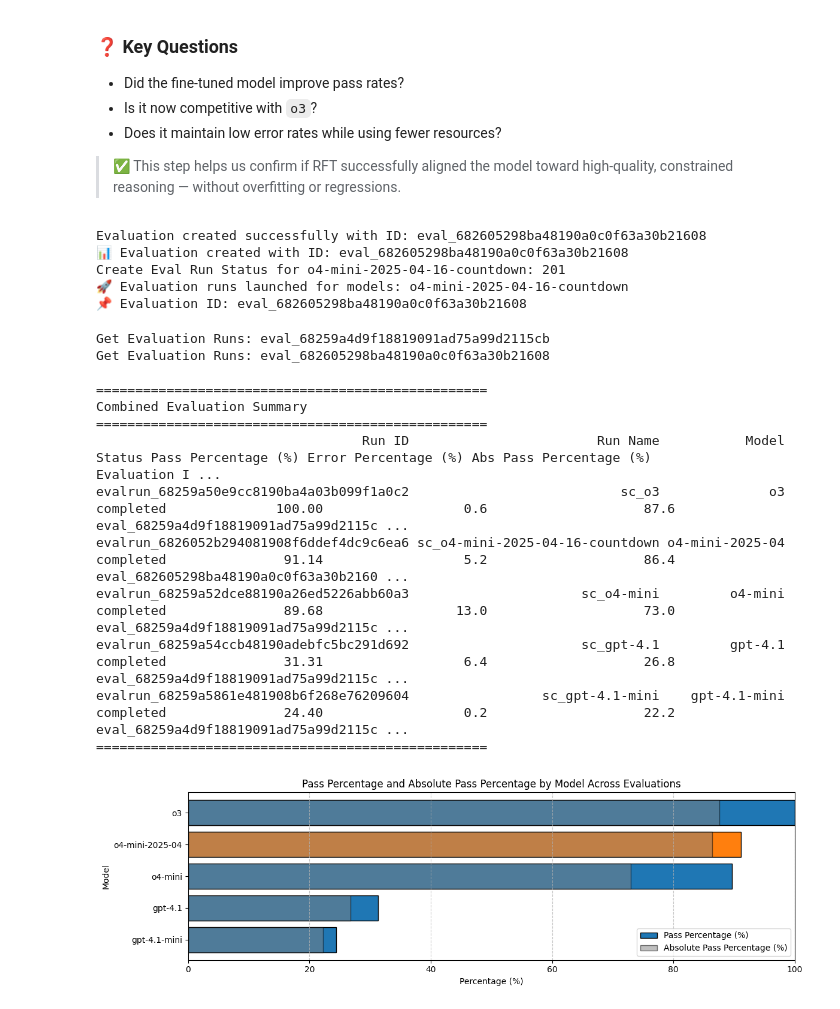
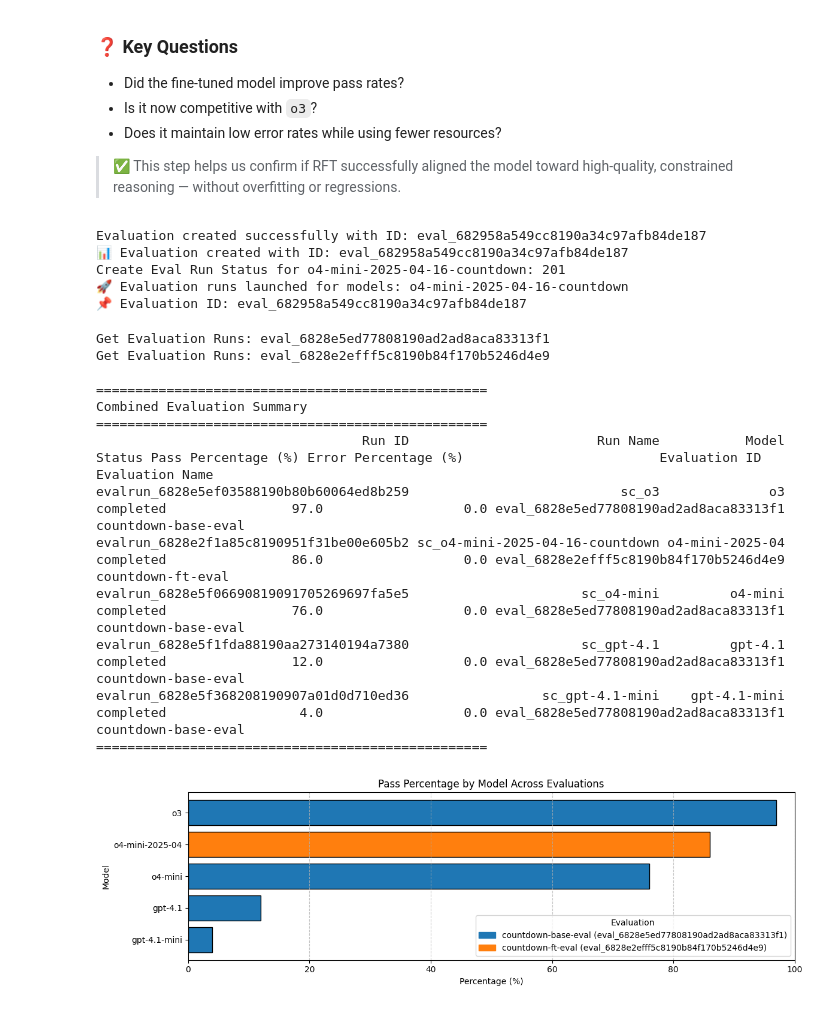
Before and after one commit to jplummer01/build-2025-demos, a Jupyter notebook: Azure AI Model Customization/MSBuildRFTDemo/demo.ipynb, the cells around one changed output. Drawn from its saved outputs; the diff is of its cells as text; code cells hidden in the pictures.

```diff
--- a/Azure AI Model Customization/MSBuildRFTDemo/demo.ipynb
+++ b/Azure AI Model Customization/MSBuildRFTDemo/demo.ipynb
@@ -732,51 +796,53 @@ We'll:
 
 > ✅ This step helps us confirm if RFT successfully aligned the model toward high-quality, constrained reasoning — without overfitting or regressions.
 # %%
+from scripts.eval_utils import create_eval, create_eval_run
+
 # Create a new evaluation with the custom grader (o3-mini)
 ft_eval_id = await create_eval("countdown-ft-eval", grader_model="o3-mini", pass_threshold=5)
 print(f"📊 Evaluation created with ID: {ft_eval_id}")
 
 # Define model deployments to evaluate
 RUN_MODEL_DEPLOYMENTS = [
-    # "o3", # replace with your ft model deployment name
-    "o4-mini-2025-04-16-countdown"
+    # "o3",
+    "o4-mini-2025-04-16-countdown", # replace with your ft model deployment name
 ]
 
 # Launch eval runs for each model
 for deployment in RUN_MODEL_DEPLOYMENTS:
-    await create_eval_run(ft_eval_id, eval_file_id, deployment)
+    await create_eval_run(ft_eval_id, eval_file_id, deployment, system_prompt=instruction)
 
 print(f"🚀 Evaluation runs launched for models: {', '.join(RUN_MODEL_DEPLOYMENTS)}")
 print(f"📌 Evaluation ID: {ft_eval_id}")
 # %% [output]
-Evaluation created successfully with ID: eval_682605298ba48190a0c0f63a30b21608
-📊 Evaluation created with ID: eval_682605298ba48190a0c0f63a30b21608
+Evaluation created successfully with ID: eval_682958a549cc8190a34c97afb84de187
+📊 Evaluation created with ID: eval_682958a549cc8190a34c97afb84de187
 Create Eval Run Status for o4-mini-2025-04-16-countdown: 201
 🚀 Evaluation runs launched for models: o4-mini-2025-04-16-countdown
-📌 Evaluation ID: eval_682605298ba48190a0c0f63a30b21608
+📌 Evaluation ID: eval_682958a549cc8190a34c97afb84de187
 # %%
 # Import the display_evaluation_summary function from the eval_utils script
 from scripts.eval_utils import display_evaluation_summary
 
 # Load the completed evaluation IDs from the config file
-eval_id = "eval_68259a4d9f18819091ad75a99d2115cb"
-ft_eval_id = "eval_682605298ba48190a0c0f63a30b21608"
+eval_id = "eval_6828e5ed77808190ad2ad8aca83313f1"
+ft_eval_id = "eval_6828e2efff5c8190b84f170b5246d4e9"
 
 # Display the evaluation summary
 eval_ids = [eval_id, ft_eval_id]
 await display_evaluation_summary(eval_ids)
 # %% [output]
-Get Evaluation Runs: eval_68259a4d9f18819091ad75a99d2115cb
-Get Evaluation Runs: eval_682605298ba48190a0c0f63a30b21608
+Get Evaluation Runs: eval_6828e5ed77808190ad2ad8aca83313f1
+Get Evaluation Runs: eval_6828e2efff5c8190b84f170b5246d4e9
 
 ==================================================
 Combined Evaluation Summary
 ==================================================
-                                  Run ID                        Run Name           Model    Status Pass Percentage (%) Error Percentage (%) Abs Pass Percentage (%)                         Evaluation I ...
-evalrun_68259a50e9cc8190ba4a03b099f1a0c2                           sc_o3              o3 completed              100.00                  0.6                    87.6 eval_68259a4d9f18819091ad75a99d2115c ...
-evalrun_6826052b294081908f6ddef4dc9c6ea6 sc_o4-mini-2025-04-16-countdown o4-mini-2025-04 completed               91.14                  5.2                    86.4 eval_682605298ba48190a0c0f63a30b2160 ...
-evalrun_68259a52dce88190a26ed5226abb60a3                      sc_o4-mini         o4-mini completed               89.68                 13.0                    73.0 eval_68259a4d9f18819091ad75a99d2115c ...
-evalrun_68259a54ccb48190adebfc5bc291d692                      sc_gpt-4.1         gpt-4.1 completed               31.31                  6.4                    26.8 eval_68259a4d9f18819091ad75a99d2115c ...
-evalrun_68259a5861e481908b6f268e76209604                 sc_gpt-4.1-mini    gpt-4.1-mini completed               24.40                  0.2                    22.2 eval_68259a4d9f18819091ad75a99d2115c ...
+                                  Run ID                        Run Name           Model    Status Pass Percentage (%) Error Percentage (%)                         Evaluation ID     Evaluation Name
+evalrun_6828e5ef03588190b80b60064ed8b259                           sc_o3              o3 completed                97.0                  0.0 eval_6828e5ed77808190ad2ad8aca83313f1 countdown-base-eval
+evalrun_6828e2f1a85c8190951f31be00e605b2 sc_o4-mini-2025-04-16-countdown o4-mini-2025-04 completed                86.0                  0.0 eval_6828e2efff5c8190b84f170b5246d4e9   countdown-ft-eval
+evalrun_6828e5f06690819091705269697fa5e5                      sc_o4-mini         o4-mini completed                76.0                  0.0 eval_6828e5ed77808190ad2ad8aca83313f1 countdown-base-eval
+evalrun_6828e5f1fda88190aa273140194a7380                      sc_gpt-4.1         gpt-4.1 completed                12.0                  0.0 eval_6828e5ed77808190ad2ad8aca83313f1 countdown-base-eval
+evalrun_6828e5f368208190907a01d0d710ed36                 sc_gpt-4.1-mini    gpt-4.1-mini completed                 4.0                  0.0 eval_6828e5ed77808190ad2ad8aca83313f1 countdown-base-eval
 ==================================================
-[figure, old version]
+[figure, new version]
```
Also changed, not shown: parts of 19 cells of this notebook, 14 other files.
